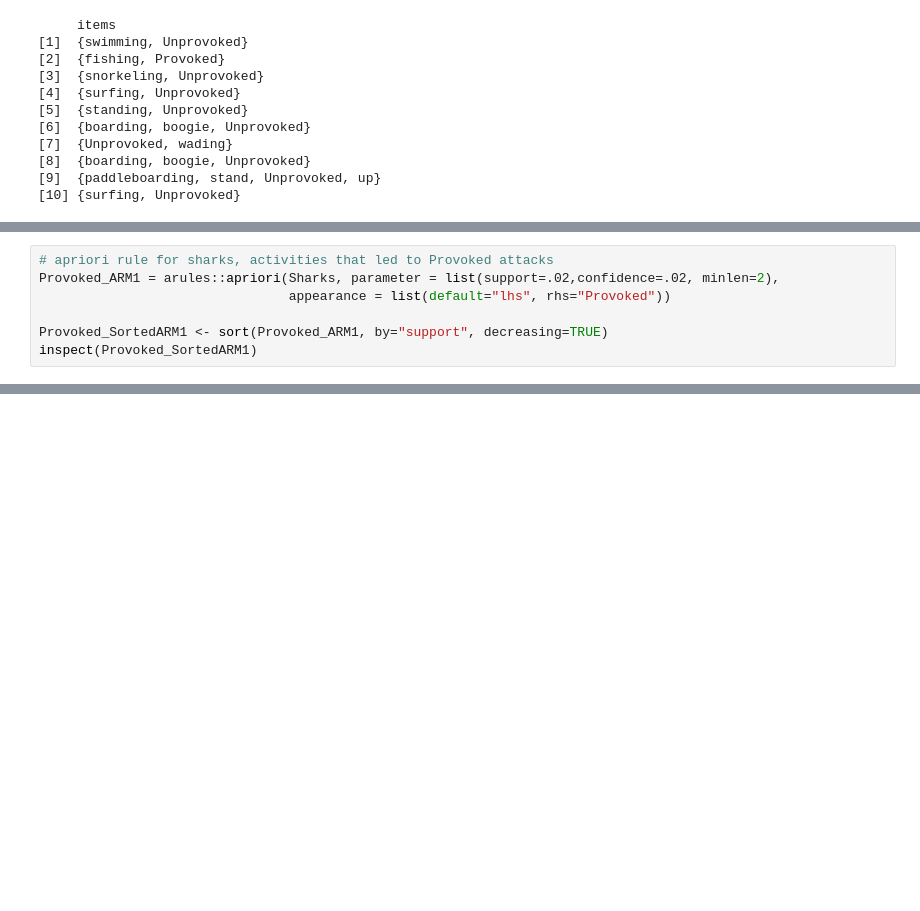
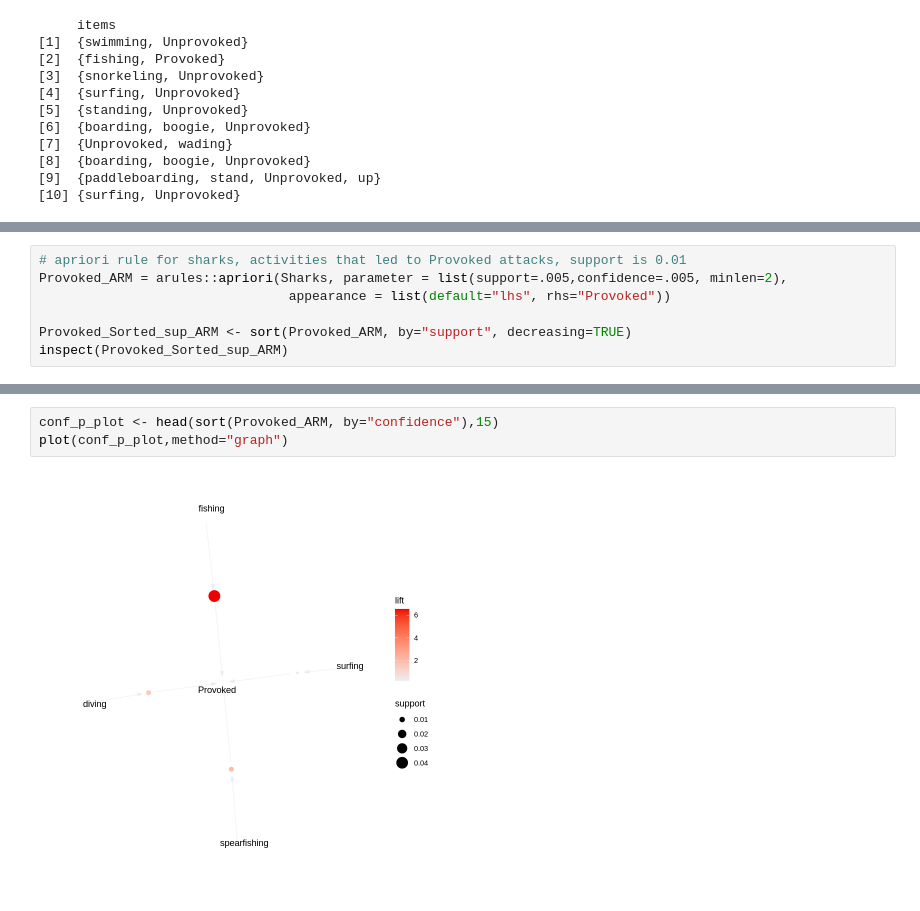
Before and after one commit to u8450/CSCI5622-Shark-Attack, a Jupyter notebook: Unsupervised/ARM_sharks.ipynb, the cells around one changed output, grey strips where cells are left out. Saved outputs shown, nothing was run; the diff lists cells and outputs as text; blank space fills up the shorter version.

```diff
--- a/Unsupervised/ARM_sharks.ipynb
+++ b/Unsupervised/ARM_sharks.ipynb
@@ -66,10 +67,10 @@ Algorithmic control:
 # %%
-# apriori rule for sharks, activities that led to Provoked attacks
-Provoked_ARM1 = arules::apriori(Sharks, parameter = list(support=.02,confidence=.02, minlen=2),
+# apriori rule for sharks, activities that led to Provoked attacks, support is 0.01
+Provoked_ARM = arules::apriori(Sharks, parameter = list(support=.005,confidence=.005, minlen=2),
                                 appearance = list(default="lhs", rhs="Provoked"))
 
-Provoked_SortedARM1 <- sort(Provoked_ARM1, by="support", decreasing=TRUE)
-inspect(Provoked_SortedARM1)
+Provoked_Sorted_sup_ARM <- sort(Provoked_ARM, by="support", decreasing=TRUE)
+inspect(Provoked_Sorted_sup_ARM)
 # %% [output]
 Apriori
 
@@ -168,0 +179,5 @@ Algorithmic control:
+# %%
+conf_p_plot <- head(sort(Provoked_ARM, by="confidence"),15)
+plot(conf_p_plot,method="graph")
+# %% [output]
+[figure, added]
```
Also changed, not shown: parts of 13 cells of this notebook.
